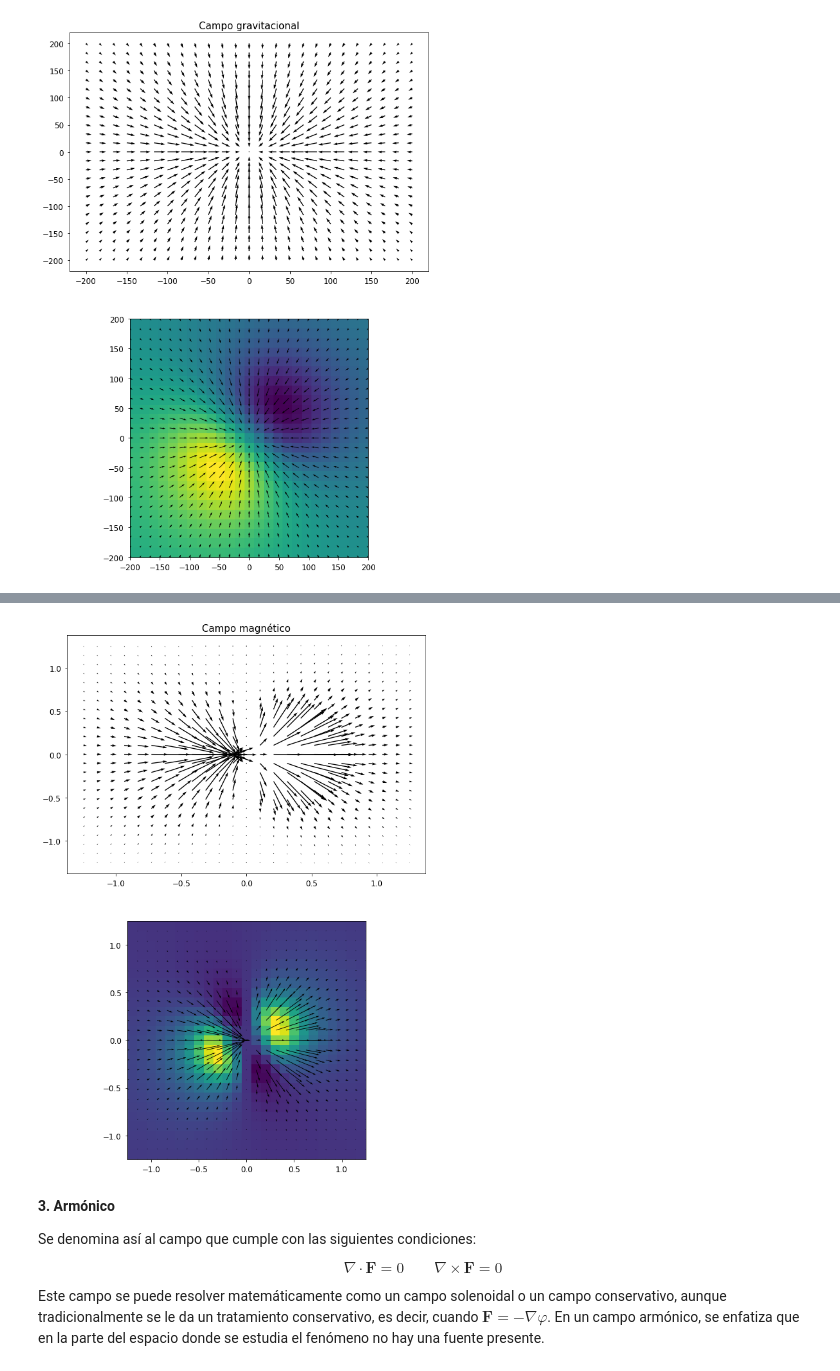
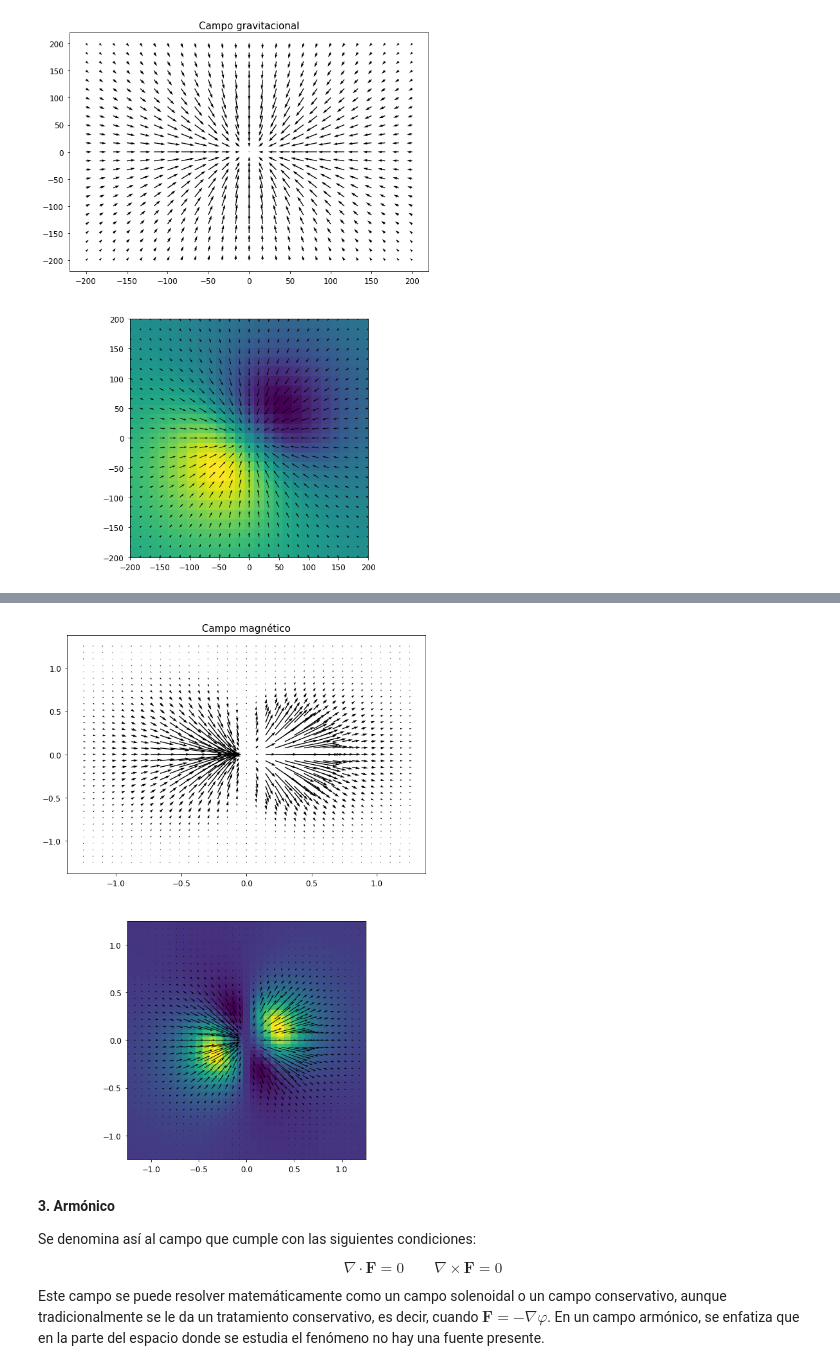
Before and after one commit to japharel/notasFTEM, a Jupyter notebook: Tema01_TeoremaHelmholtz.ipynb, the cells around one changed output, grey strips where cells are left out. Cells and saved outputs as stored; diff of their text form; code cells hidden in the pictures.

Commit message:
update helmholtz v1.1
update to images

```diff
--- a/Tema01_TeoremaHelmholtz.ipynb
+++ b/Tema01_TeoremaHelmholtz.ipynb
@@ -152,41 +152,41 @@ El ejemplo típico de un campo solenoidal es el campo magnético, en donde las l
 %matplotlib inline
 
 # Número de muestras en los vectores
-N = 25
+N = 35
 # Dominio de los vectores direccionales
 lim = 1.25
 
 # Creación de la malla 3D
 x, y = np.meshgrid(np.linspace(-lim, lim, N),
                    np.linspace(-lim, lim, N))
 
 # Creación de la magnetización
 px, py = np.meshgrid(1000 * np.ones(N),
                      1000 * np.ones(N))
 
 # Parémetros del campo magnético
 mu0 = 4 * np.pi * 10e-7
 
 # Vector de distancia r
 r = np.sqrt(x**2 + y**2)# + z**2)
 
 # Componentes cartesianas del campo
 B_x = (3 * np.dot(px + py, x + y) * x - (r**2 + 1e-2) * px) / (4 * np.pi * (r**5 + 1e-2))
 B_y = (3 * np.dot(px + py, x + y) * y - (r**2 + 1e-2) * py) / (4 * np.pi * (r**5 + 1e-2))
 
 # Generación de la gráfica
 fig, axes = plt.subplots(2, 1, figsize = (10, 15))
 
 # Gráfica del campo vectorial
 axes[0].set_title('Campo magnético')
 axes[0].quiver(x, y, B_x, B_y, pivot = 'tail')
 
 axes[1].quiver(x, y, B_x, B_y, pivot = 'tail')
 axes[1].imshow(B_x + B_y, origin = 'lower', extent = (x.min(), x.max(), y.min(), y.max()))
 
 plt.show()
 # %% [output]
-[figure, old version]
+[figure, new version]
 # %% [markdown]
 **3. Armónico**
 
```
Also changed, not shown: parts of 4 cells of this notebook.
